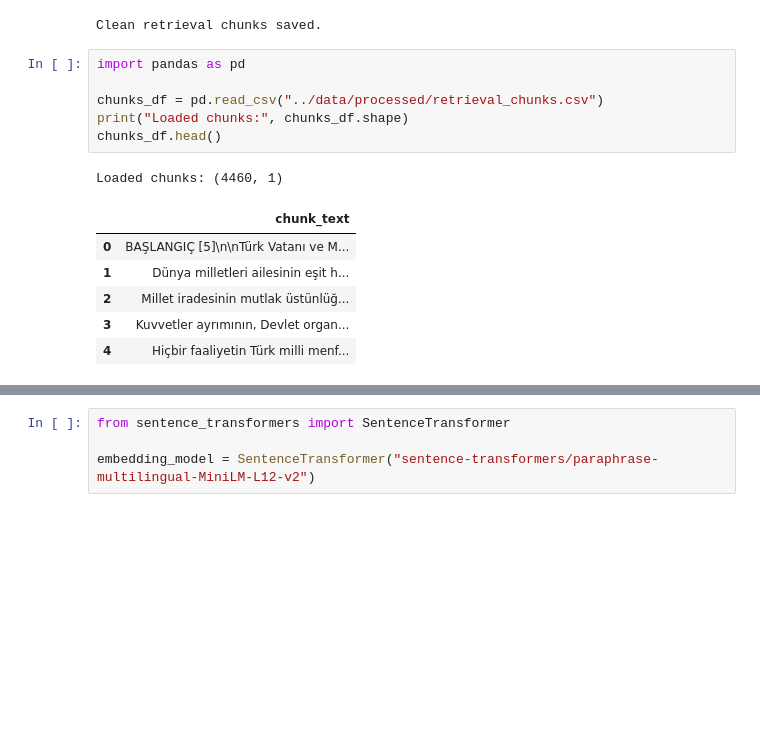
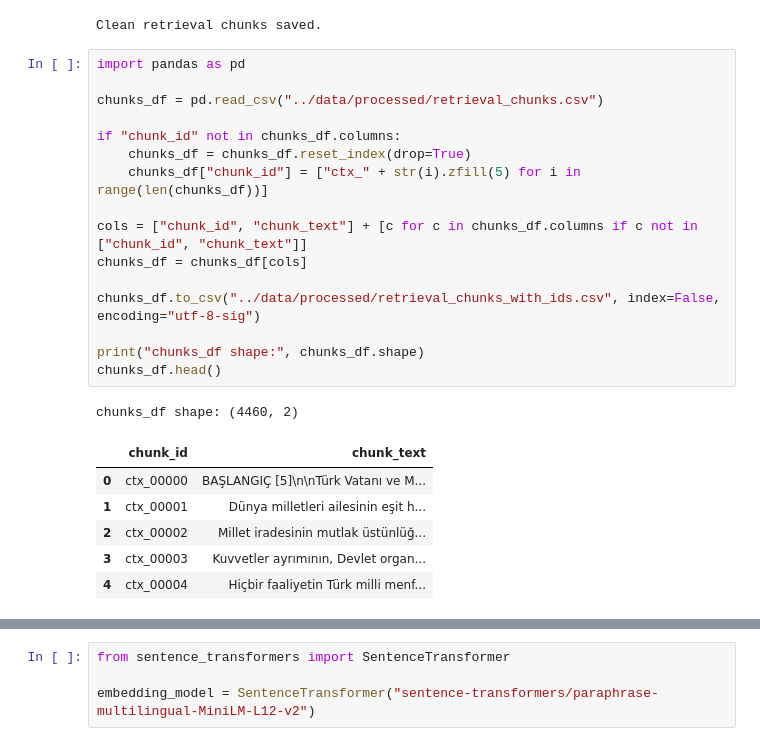
Before and after one commit to Kutay11019/turkish-legal-rag, a Jupyter notebook: notebooks/01_dataset_exploration.ipynb, the cells around one changed output, grey strips where cells are left out. Saved outputs shown, nothing was run; the diff lists cells and outputs as text; blank space fills up the shorter version.

Commit message:
Trying to improve retrieval evaluation and refine report formatting

```diff
--- a/notebooks/01_dataset_exploration.ipynb
+++ b/notebooks/01_dataset_exploration.ipynb
@@ -697,14 +695,24 @@ Clean retrieval chunks saved.
 # %%
 import pandas as pd
 
 chunks_df = pd.read_csv("../data/processed/retrieval_chunks.csv")
-print("Loaded chunks:", chunks_df.shape)
+
+if "chunk_id" not in chunks_df.columns:
+    chunks_df = chunks_df.reset_index(drop=True)
+    chunks_df["chunk_id"] = ["ctx_" + str(i).zfill(5) for i in range(len(chunks_df))]
+
+cols = ["chunk_id", "chunk_text"] + [c for c in chunks_df.columns if c not in ["chunk_id", "chunk_text"]]
+chunks_df = chunks_df[cols]
+
+chunks_df.to_csv("../data/processed/retrieval_chunks_with_ids.csv", index=False, encoding="utf-8-sig")
+
+print("chunks_df shape:", chunks_df.shape)
 chunks_df.head()
 # %% [output]
-Loaded chunks: (4460, 1)
+chunks_df shape: (4460, 2)
-|  | chunk_text |
-| 0 | BAŞLANGIÇ [5]\n\nTürk Vatanı ve M... |
-| 1 | Dünya milletleri ailesinin eşit h... |
-| 2 | Millet iradesinin mutlak üstünlüğ... |
-| 3 | Kuvvetler ayrımının, Devlet organ... |
-| 4 | Hiçbir faaliyetin Türk milli menf... |
+|  | chunk_id | chunk_text |
+| 0 | ctx_00000 | BAŞLANGIÇ [5]\n\nTürk Vatanı ve M... |
+| 1 | ctx_00001 | Dünya milletleri ailesinin eşit h... |
+| 2 | ctx_00002 | Millet iradesinin mutlak üstünlüğ... |
+| 3 | ctx_00003 | Kuvvetler ayrımının, Devlet organ... |
+| 4 | ctx_00004 | Hiçbir faaliyetin Türk milli menf... |
```
Also changed, not shown: parts of 79 cells of this notebook.
